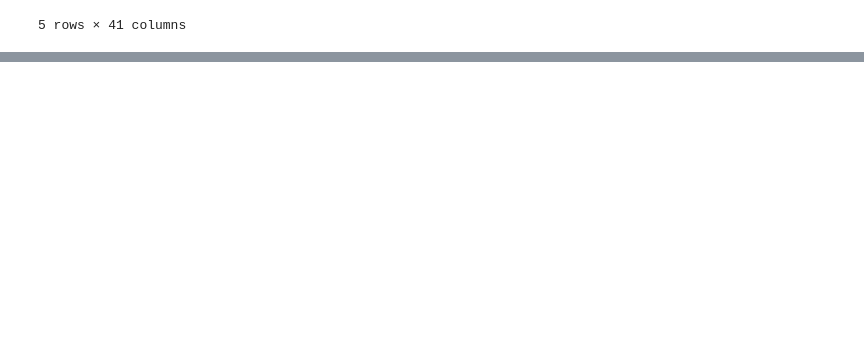
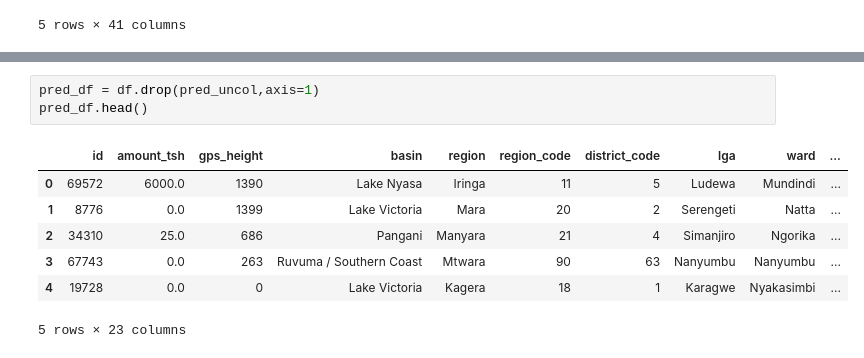
Before and after one commit to wasih790/Project_3_Tanzanian_Water_Wells, a Jupyter notebook: Looking at the Datasets.ipynb, the cells around one changed output, grey strips where cells are left out. Cells and saved outputs as stored; diff of their text form; blank space fills up the shorter version.

```diff
--- a/Looking at the Datasets.ipynb
+++ b/Looking at the Datasets.ipynb
@@ -42,0 +121,11 @@ df.head()
+# %%
+pred_df = df.drop(pred_uncol,axis=1)
+pred_df.head()
+# %% [output]
+|  | id | amount_tsh | gps_height | basin | region | region_code | district_code | lga | ward | ... |
+| 0 | 69572 | 6000.0 | 1390 | Lake Nyasa | Iringa | 11 | 5 | Ludewa | Mundindi | ... |
+| 1 | 8776 | 0.0 | 1399 | Lake Victoria | Mara | 20 | 2 | Serengeti | Natta | ... |
+| 2 | 34310 | 25.0 | 686 | Pangani | Manyara | 21 | 4 | Simanjiro | Ngorika | ... |
+| 3 | 67743 | 0.0 | 263 | Ruvuma / Southern Coast | Mtwara | 90 | 63 | Nanyumbu | Nanyumbu | ... |
+| 4 | 19728 | 0.0 | 0 | Lake Victoria | Kagera | 18 | 1 | Karagwe | Nyakasimbi | ... |
+5 rows × 23 columns
```
Also changed, not shown: parts of 12 cells of this notebook, 1 other file.
